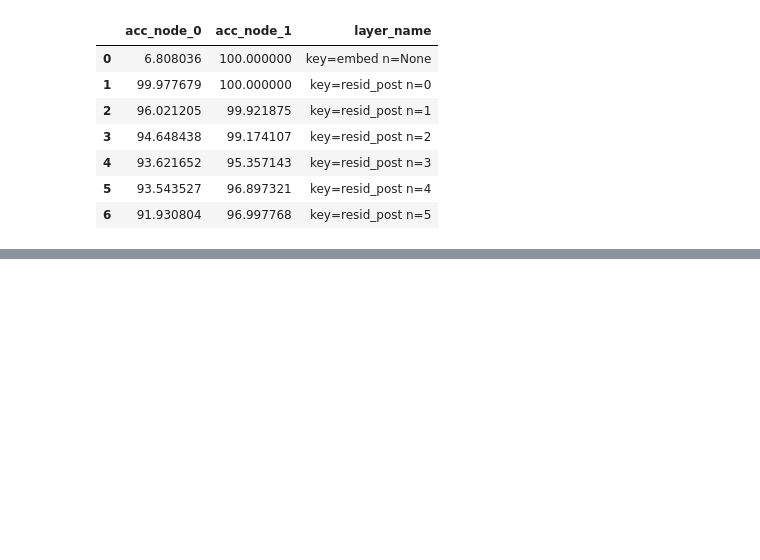
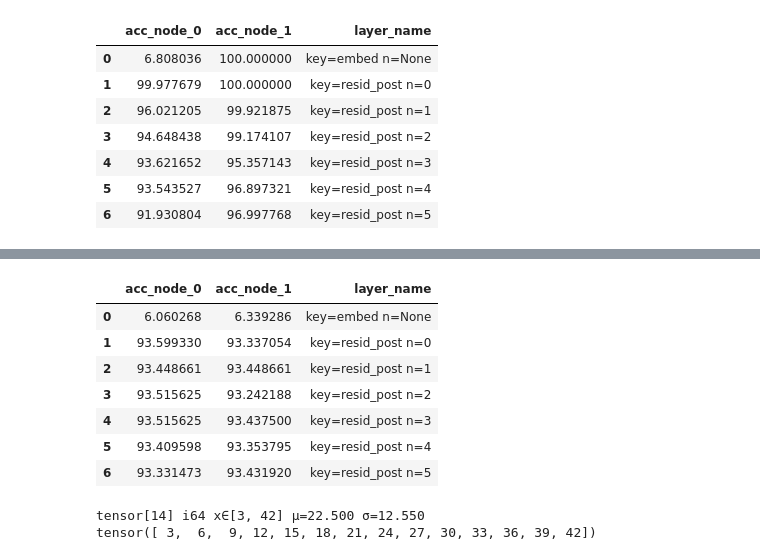
Before and after one commit to manifoldhiker/neural-playground, a Jupyter notebook: notebooks/04_investigate_learned_algo.ipynb, the cells around one changed output, grey strips where cells are left out. Saved outputs shown, nothing was run; the diff lists cells and outputs as text; code cells hidden in the pictures; blank space fills up the shorter version.

```diff
--- a/notebooks/04_investigate_learned_algo.ipynb
+++ b/notebooks/04_investigate_learned_algo.ipynb
@@ -796,0 +799,3 @@ pd.DataFrame(accuracies)
+# %%
+third_token_idx = torch.arange(2, 14*3, 3)
+third_token_idx.v
@@ -796,0 +805,39 @@ pd.DataFrame(accuracies)
+# %%
+def extract_Ln_third_node(batch, model, key='resid_post', n=0):
+    cache = get_cache(batch, model)
+    resid_act0 = cache[key, n]
+
+    X = resid_act0[:, third_token_idx].reshape(-1, d_model)
+    y = get_edge_labels(batch).reshape(-1)
+
+    return X,y
+# %%
+accuracies = []
+
+for cache_key in cache_keys:
+    n_batches = 100
+    X = []
+    y = []
+
+    for i,batch in tqdm(zip(range(n_batches), test_dataloader), total=n_batches):
+        Xbatch, ybatch = extract_Ln_third_node(batch, model, **cache_key)
+
+        X.append(Xbatch)
+        y.append(ybatch)
+
+
+    X = torch.cat(X)
+    y = torch.cat(y)
+
+    y_first_node = torch.tensor( [get_first_node(i.item()) for i in y] )
+    y_second_node = torch.tensor( [get_second_node(i.item()) for i in y] )
+
+    acc_node0 = run_logreg(X, y_first_node)
+    acc_node1 = run_logreg(X, y_second_node)
+
+
+    layer_name = ''.join ( [f'{k}={v} ' for k,v in cache_key.items()] )[:-1]
+    metric = {'acc_node_0': float(acc_node0), 'acc_node_1': float(acc_node1), 'layer_name':layer_name}
+    print(f'{metric=}')
+
+    accuracies.append(metric)
@@ -796,0 +964,17 @@ pd.DataFrame(accuracies)
+# %%
+pd.DataFrame(accuracies)
+# %% [output]
+|  | acc_node_0 | acc_node_1 | layer_name |
+| 0 | 6.060268 | 6.339286 | key=embed n=None |
+| 1 | 93.599330 | 93.337054 | key=resid_post n=0 |
+| 2 | 93.448661 | 93.448661 | key=resid_post n=1 |
+| 3 | 93.515625 | 93.242188 | key=resid_post n=2 |
+| 4 | 93.515625 | 93.437500 | key=resid_post n=3 |
+| 5 | 93.409598 | 93.353795 | key=resid_post n=4 |
+| 6 | 93.331473 | 93.431920 | key=resid_post n=5 |
+# %%
+fourth_token_idx = torch.arange(3, 15*3, 3) # <<-- Nota Bene magic number change
+fourth_token_idx.v
+# %% [output]
+tensor[14] i64 x∈[3, 42] μ=22.500 σ=12.550
+tensor([ 3,  6,  9, 12, 15, 18, 21, 24, 27, 30, 33, 36, 39, 42])
```
Also changed, not shown: parts of 6 cells of this notebook.
